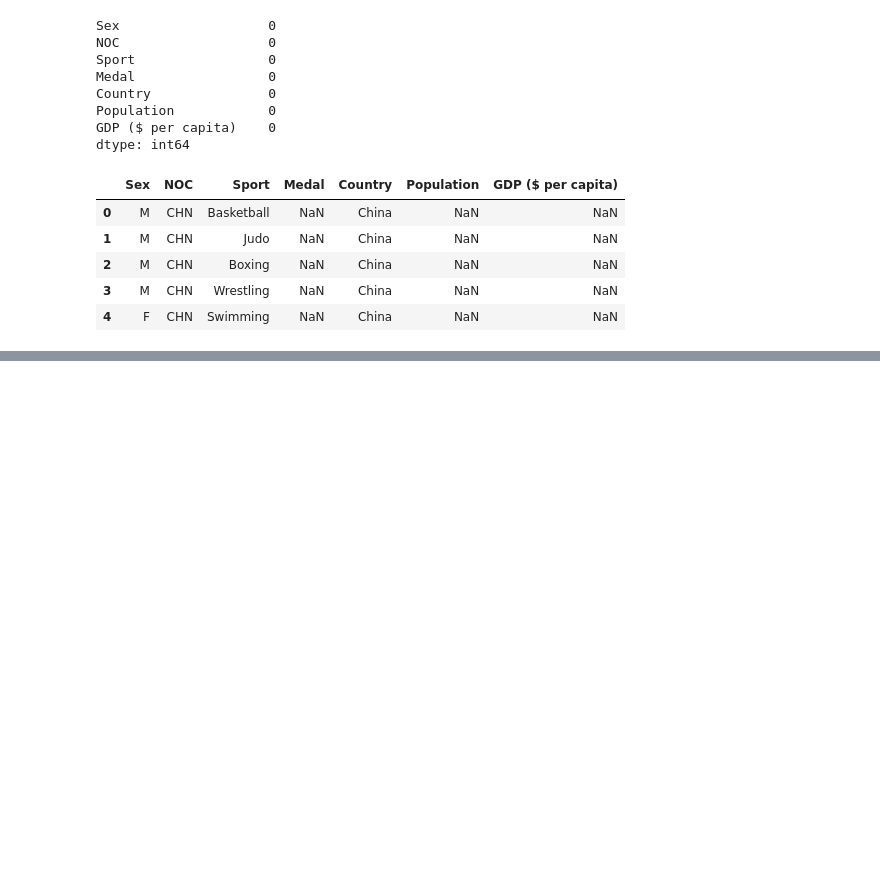
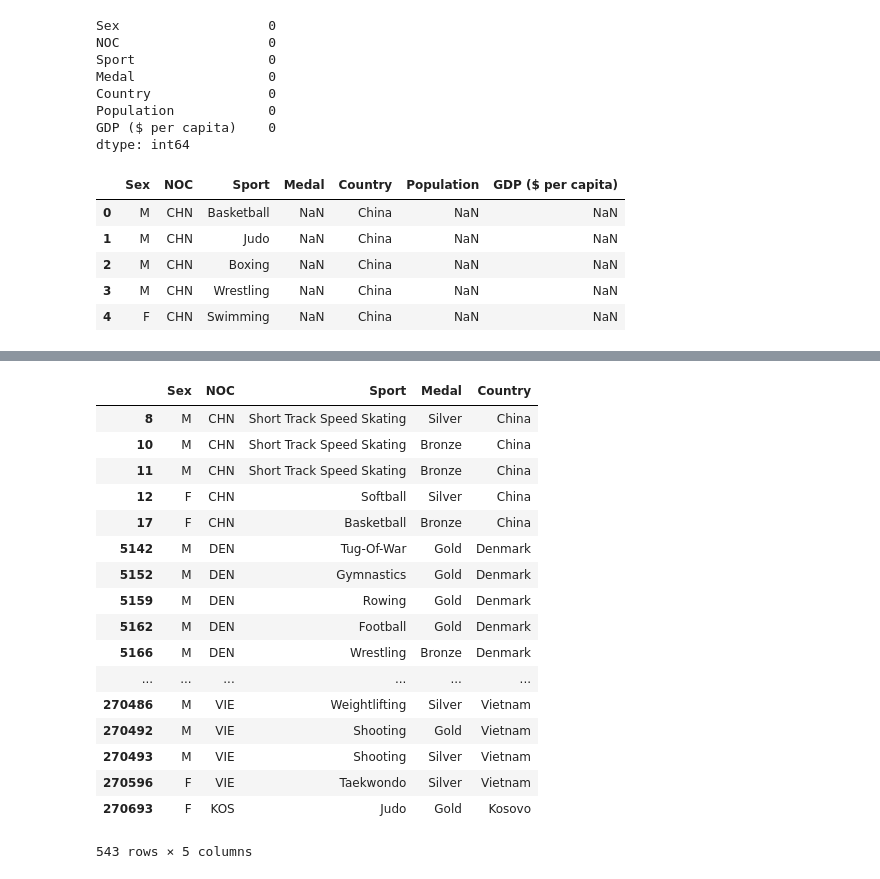
Before and after one commit to alpeshpatelgwu/etl_congressional, a Jupyter notebook: Olympics ETL.ipynb, the cells around one changed output, grey strips where cells are left out. Saved outputs shown, nothing was run; the diff lists cells and outputs as text; code cells hidden in the pictures; blank space fills up the shorter version.

Commit message:
Groupying by Country_Medal

```diff
--- a/Olympics ETL.ipynb
+++ b/Olympics ETL.ipynb
@@ -170,3 +170,9 @@ join_outer.head()
 #join_outer.sort_values(["Medal","GDP ($ per capita)"], ascending=False)
 # %%
 #join_outer.count()
+# %%
+#Drop the NAN values from medals/country data frame
+
+country_medals_df = athlete_events_noc_df
+
+country_medals_df = country_medals_df.dropna()
@@ -172,0 +217,25 @@ join_outer.head()
+# %%
+### This can all get deleted
+
+grouped_country_df = country_medals_df.groupby("Country")
+# %%
+grouped_country_df.head()
+# %% [output]
+|  | Sex | NOC | Sport | Medal | Country |
+| 8 | M | CHN | Short Track Speed Skating | Silver | China |
+| 10 | M | CHN | Short Track Speed Skating | Bronze | China |
+| 11 | M | CHN | Short Track Speed Skating | Bronze | China |
+| 12 | F | CHN | Softball | Silver | China |
+| 17 | F | CHN | Basketball | Bronze | China |
+| 5142 | M | DEN | Tug-Of-War | Gold | Denmark |
+| 5152 | M | DEN | Gymnastics | Gold | Denmark |
+| 5159 | M | DEN | Rowing | Gold | Denmark |
+| 5162 | M | DEN | Football | Gold | Denmark |
+| 5166 | M | DEN | Wrestling | Bronze | Denmark |
+| ... | ... | ... | ... | ... | ... |
+| 270486 | M | VIE | Weightlifting | Silver | Vietnam |
+| 270492 | M | VIE | Shooting | Gold | Vietnam |
+| 270493 | M | VIE | Shooting | Silver | Vietnam |
+| 270596 | F | VIE | Taekwondo | Silver | Vietnam |
+| 270693 | F | KOS | Judo | Gold | Kosovo |
+543 rows × 5 columns
```
Also changed, not shown: parts of 12 cells of this notebook.
